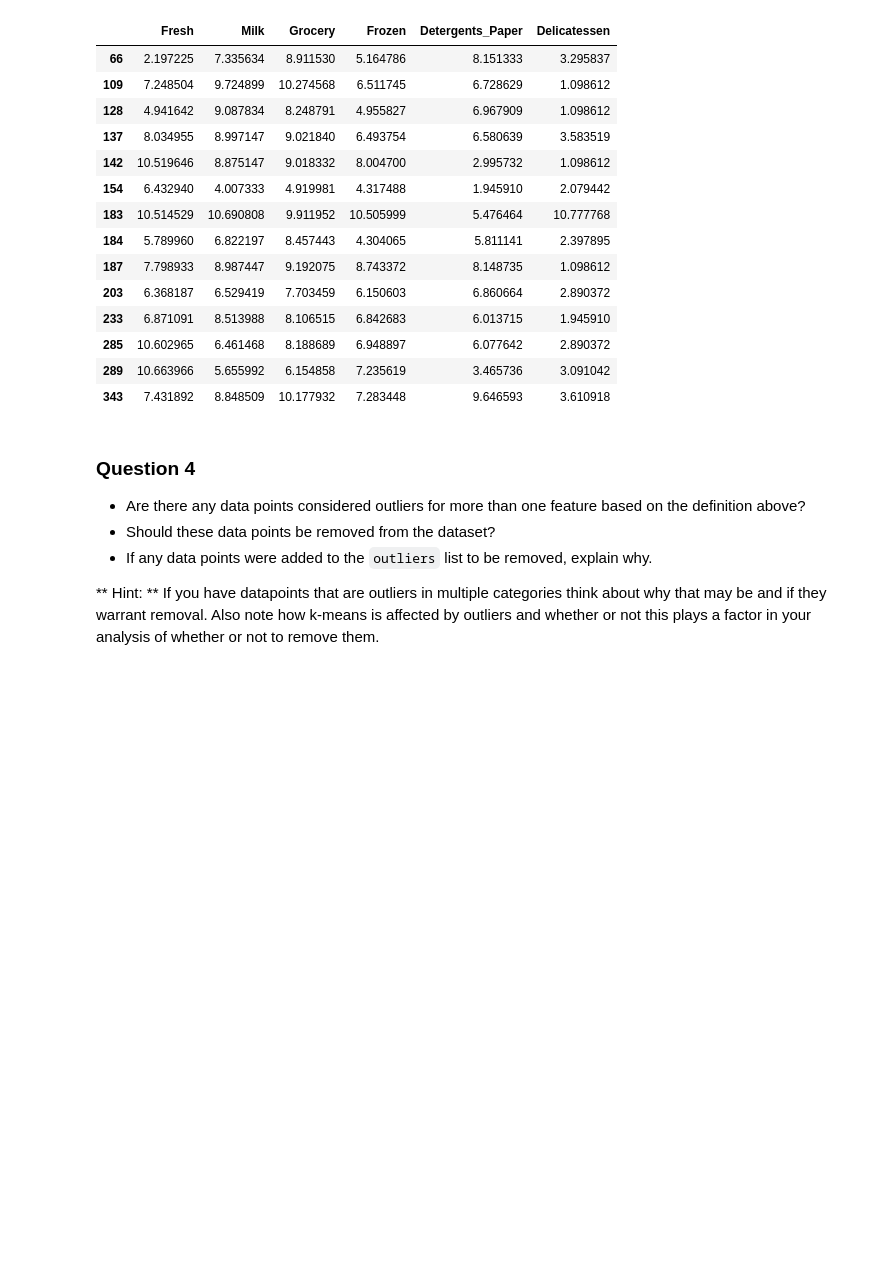
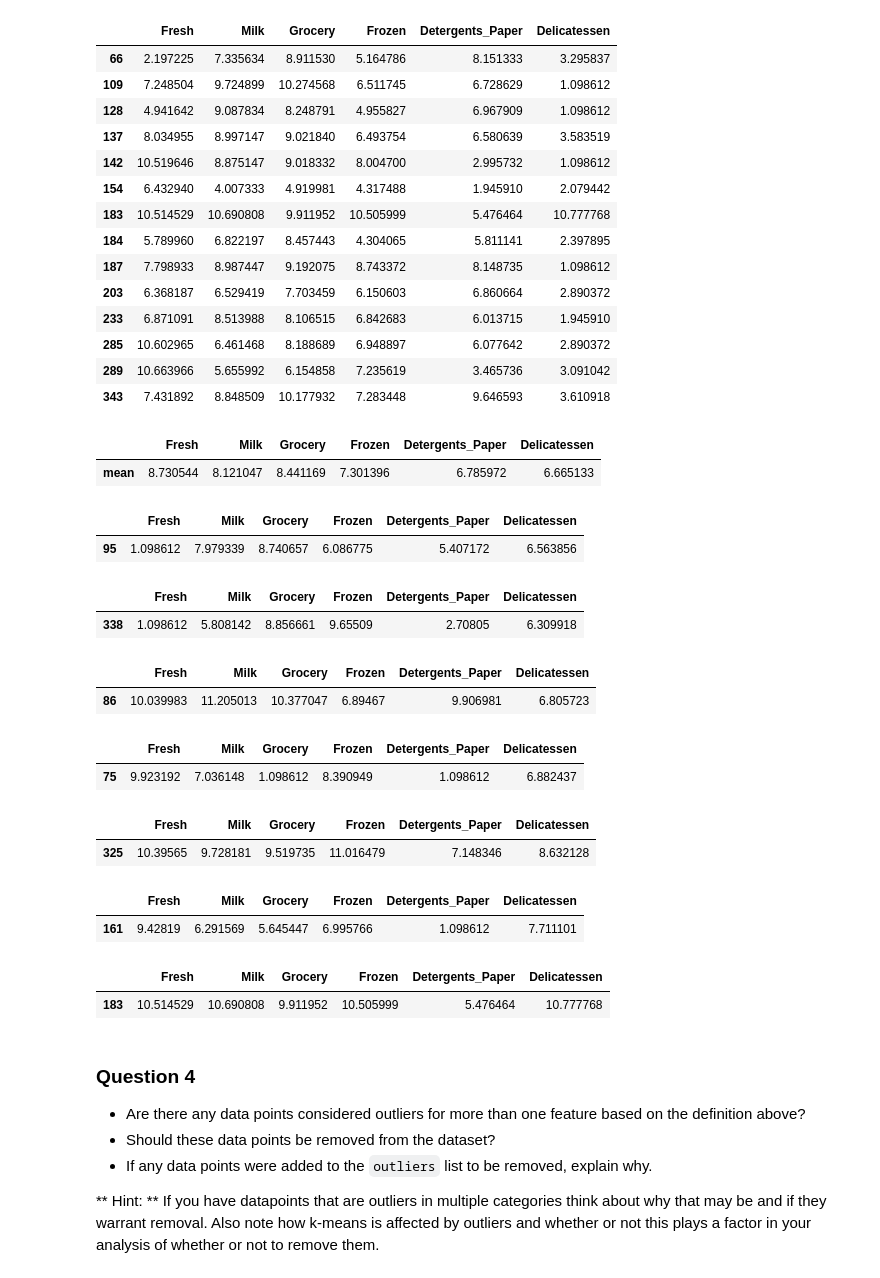
Before and after one commit to astelmashenko/ndml, a Jupyter notebook: projects/customer_segments/customer_segments.ipynb, the cells around one changed output. Cells and saved outputs as stored; diff of their text form; code cells hidden in the pictures; blank space fills up the shorter version.

```diff
--- a/projects/customer_segments/customer_segments.ipynb
+++ b/projects/customer_segments/customer_segments.ipynb
@@ -261,7 +261,14 @@ for feature in log_data.keys():
     display(log_data[~((log_data[feature] >= Q1 - step) & (log_data[feature] <= Q3 + step))])
 
 # OPTIONAL: Select the indices for data points you wish to remove
-outliers  = []
+# Fresh: 95, 338
+# Milk: 86
+# Grocery: 75
+# Frozen: 325
+# Detergents_Paper: 75, 161
+# Delicatessen: 183
+#
+outliers  = [95, 338, 86, 75, 325, 161, 183]
 
 # Remove the outliers, if any were specified
 good_data = log_data.drop(log_data.index[outliers]).reset_index(drop = True)
@@ -326,6 +333,33 @@ Data points considered outliers for the feature 'Delicatessen':
 | 285 | 10.602965 | 6.461468 | 8.188689 | 6.948897 | 6.077642 | 2.890372 |
 | 289 | 10.663966 | 5.655992 | 6.154858 | 7.235619 | 3.465736 | 3.091042 |
 | 343 | 7.431892 | 8.848509 | 10.177932 | 7.283448 | 9.646593 | 3.610918 |
+# %%
+# Fresh: 95, 338
+# Milk: 86
+# Grocery: 75
+# Frozen: 325
+# Detergents_Paper: 75, 161
+# Delicatessen: 183
+display(pd.DataFrame(log_data.describe().loc['mean']).transpose())
+for idx in outliers:
+    display(pd.DataFrame(log_data.loc[idx, :]).transpose())
+# %% [output]
+|  | Fresh | Milk | Grocery | Frozen | Detergents_Paper | Delicatessen |
+| mean | 8.730544 | 8.121047 | 8.441169 | 7.301396 | 6.785972 | 6.665133 |
+|  | Fresh | Milk | Grocery | Frozen | Detergents_Paper | Delicatessen |
+| 95 | 1.098612 | 7.979339 | 8.740657 | 6.086775 | 5.407172 | 6.563856 |
+|  | Fresh | Milk | Grocery | Frozen | Detergents_Paper | Delicatessen |
+| 338 | 1.098612 | 5.808142 | 8.856661 | 9.65509 | 2.70805 | 6.309918 |
+|  | Fresh | Milk | Grocery | Frozen | Detergents_Paper | Delicatessen |
+| 86 | 10.039983 | 11.205013 | 10.377047 | 6.89467 | 9.906981 | 6.805723 |
+|  | Fresh | Milk | Grocery | Frozen | Detergents_Paper | Delicatessen |
+| 75 | 9.923192 | 7.036148 | 1.098612 | 8.390949 | 1.098612 | 6.882437 |
+|  | Fresh | Milk | Grocery | Frozen | Detergents_Paper | Delicatessen |
+| 325 | 10.39565 | 9.728181 | 9.519735 | 11.016479 | 7.148346 | 8.632128 |
+|  | Fresh | Milk | Grocery | Frozen | Detergents_Paper | Delicatessen |
+| 161 | 9.42819 | 6.291569 | 5.645447 | 6.995766 | 1.098612 | 7.711101 |
+|  | Fresh | Milk | Grocery | Frozen | Detergents_Paper | Delicatessen |
+| 183 | 10.514529 | 10.690808 | 9.911952 | 10.505999 | 5.476464 | 10.777768 |
 # %% [markdown]
 ### Question 4
 * Are there any data points considered outliers for more than one feature based on the definition above?
```
Also changed, not shown: parts of 2 cells of this notebook.
